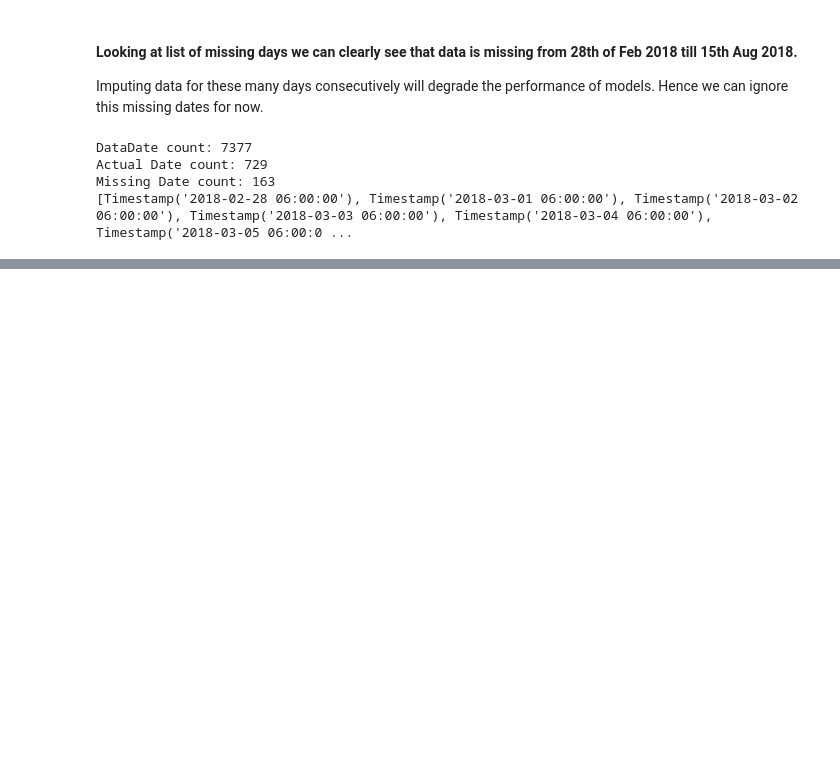
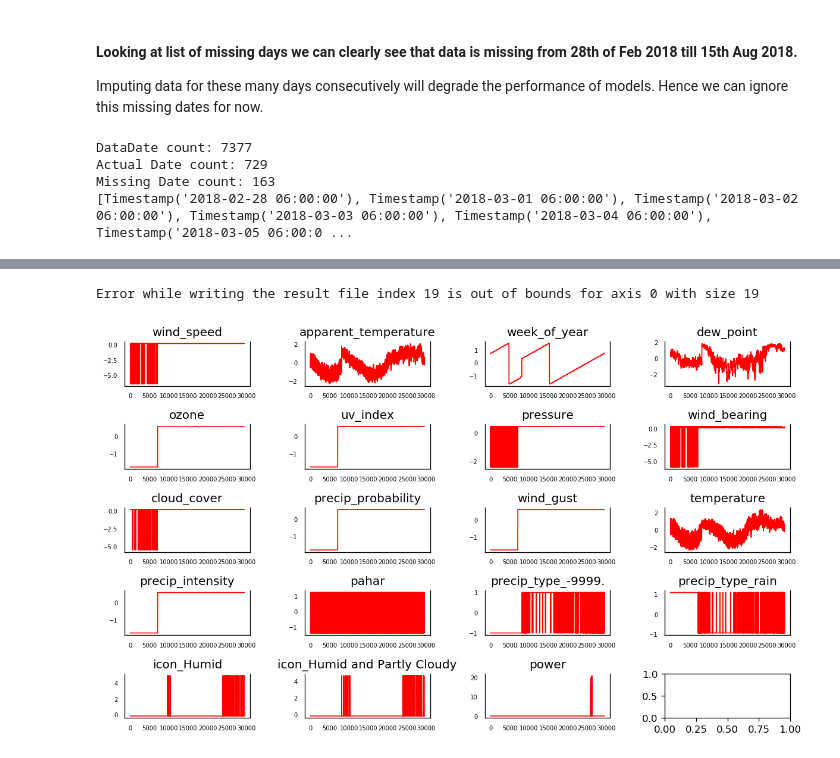
Before and after one commit to pandeylekhu/SolarPowerPrediction, a Jupyter notebook: Untitled.ipynb, the cells around one changed output, grey strips where cells are left out. Cells and saved outputs as stored; diff of their text form; code cells hidden in the pictures; blank space fills up the shorter version.

```diff
--- a/Untitled.ipynb
+++ b/Untitled.ipynb
@@ -243,0 +322,23 @@ grangers_causation_matrix(df_input, variables = df_input.columns)
+# %%
+from sklearn.preprocessing import StandardScaler
+ss=StandardScaler()
+X_std=ss.fit_transform(climate_data_featured)
+X_std=pd.DataFrame(X_std,columns=climate_data_featured.columns,index=climate_data_featured.index)
+# %%
+fig, axes = plt.subplots(nrows=5, ncols=4, dpi=120, figsize=(10,6))
+for i, ax in enumerate(axes.flatten()):
+    try:
+        data = X_std[X_std.columns[i]]
+        ax.plot(data, color='red', linewidth=1)
+        # Decorations
+        ax.set_title(X_std.columns[i])
+        ax.xaxis.set_ticks_position('none')
+        ax.yaxis.set_ticks_position('none')
+        ax.spines["top"].set_alpha(0)
+        ax.tick_params(labelsize=6)
+    except Exception as e:
+        print('Error while writing the result file',e)
+plt.tight_layout();
+# %% [output]
+Error while writing the result file index 19 is out of bounds for axis 0 with size 19
+[figure, added]
```
Also changed, not shown: parts of 28 cells of this notebook, 2 other files.
